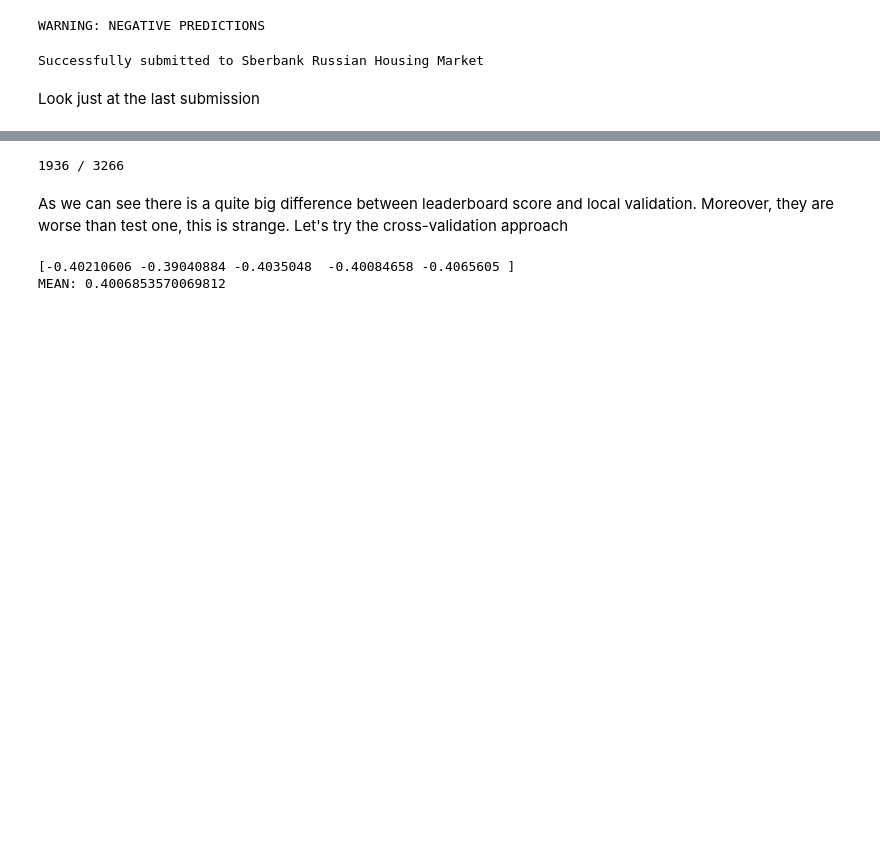
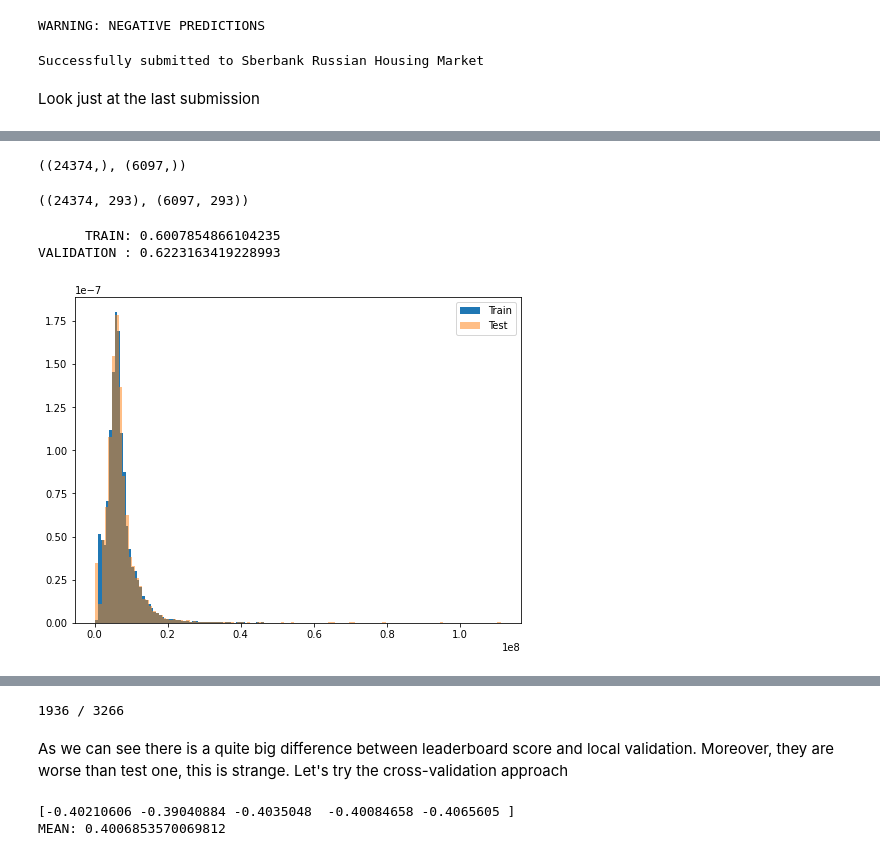
Before and after one commit to STASVLAD/Kaggle-contest-Sberbank-Russian-Housing-Market, a Jupyter notebook: final.ipynb, the cells around one changed output, grey strips where cells are left out. Saved outputs shown, nothing was run; the diff lists cells and outputs as text; code cells hidden in the pictures; blank space fills up the shorter version.

```diff
--- a/final.ipynb
+++ b/final.ipynb
@@ -595,0 +618,3 @@ Look just at the last submission
+# %%
+train_idx = kf_splits[:16, :].flatten()
+val_idx = kf_splits[16:, :].flatten()
@@ -595,0 +628,3 @@ Look just at the last submission
+# %%
+train_idx = np.append(train_idx, [18340, 5731, 3560, 7460, 19098, 27463])
+val_idx = np.append(val_idx, [29659, 11088, 6322, 28329, 2121])
@@ -595,0 +634,4 @@ Look just at the last submission
+# %%
+train_idx.shape, val_idx.shape
+# %% [output]
+((24374,), (6097,))
@@ -595,0 +640,28 @@ Look just at the last submission
+# %%
+X_train, X_val = X.reindex(train_idx), X.reindex(val_idx)
+y_train, y_val = y.reindex(train_idx), y.reindex(val_idx)
+X_train.shape, X_val.shape
+# %% [output]
+((24374, 293), (6097, 293))
+# %%
+model = make_pipeline(
+    SimpleImputer(strategy='mean'),
+    RandomForestRegressor(n_estimators=200, max_depth=10, min_samples_leaf=10, n_jobs=6)
+)
+
+model.fit(X_train, y_train)
+# %%
+y_pred_train = np.abs(model.predict(X_train))
+y_pred_val = np.abs(model.predict(X_val))
+print('      TRAIN:', np.sqrt(mean_squared_log_error(y_train, y_pred_train)))
+print('VALIDATION :', np.sqrt(mean_squared_log_error(y_val, y_pred_val)))
+# %% [output]
+      TRAIN: 0.6007854866104235
+VALIDATION : 0.6223163419228993
+# %%
+plt.figure(figsize=(8, 6))
+plt.hist(y_train, density=True, bins=120, label='Train')
+plt.hist(y_val, density=True, bins=120, label='Test', alpha=0.5)
+plt.legend();
+# %% [output]
+[figure, added]
```
Also changed, not shown: parts of 26 cells of this notebook, 1 other file.
